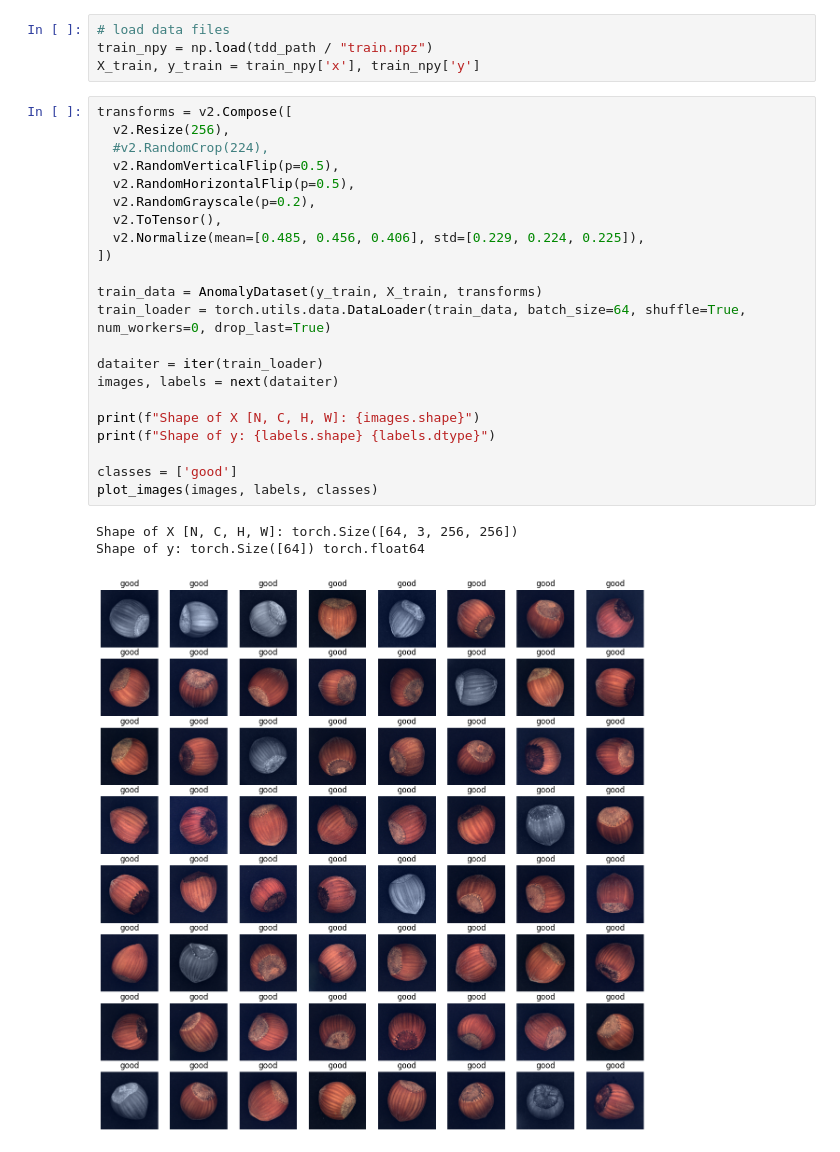
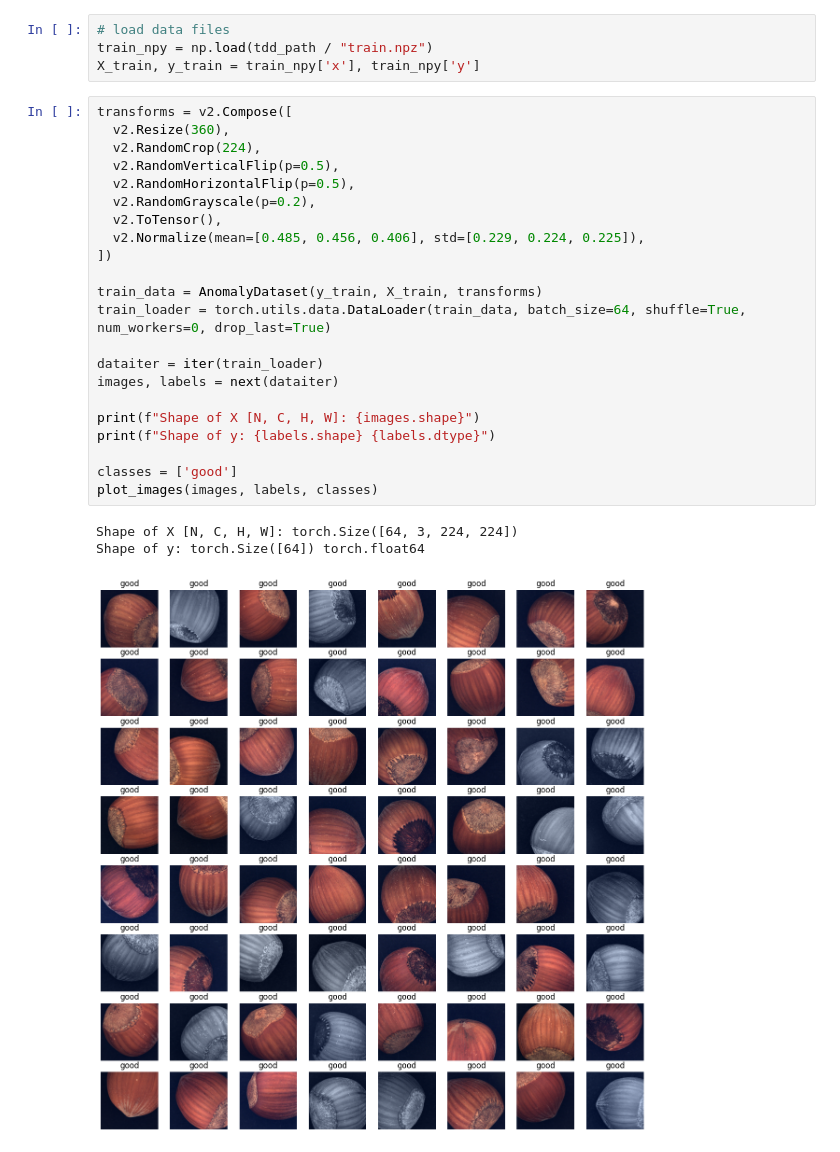
Before and after one commit to MagazzuGaetano/One-Class-Classification-Anomaly-Detection, a Jupyter notebook: notebooks/data_augmentation.ipynb, the cells around one changed output. Drawn from its saved outputs; the diff is of its cells as text.

```diff
--- a/notebooks/data_augmentation.ipynb
+++ b/notebooks/data_augmentation.ipynb
@@ -51,27 +51,27 @@ train_npy = np.load(tdd_path / "train.npz")
 X_train, y_train = train_npy['x'], train_npy['y']
 # %%
 transforms = v2.Compose([
-  v2.Resize(256),
-  #v2.RandomCrop(224),
+  v2.Resize(360),
+  v2.RandomCrop(224),
   v2.RandomVerticalFlip(p=0.5),
   v2.RandomHorizontalFlip(p=0.5),
   v2.RandomGrayscale(p=0.2),
   v2.ToTensor(),
   v2.Normalize(mean=[0.485, 0.456, 0.406], std=[0.229, 0.224, 0.225]),
 ])
 
 train_data = AnomalyDataset(y_train, X_train, transforms)
 train_loader = torch.utils.data.DataLoader(train_data, batch_size=64, shuffle=True, num_workers=0, drop_last=True)
 
 dataiter = iter(train_loader)
 images, labels = next(dataiter)
 
 print(f"Shape of X [N, C, H, W]: {images.shape}")
 print(f"Shape of y: {labels.shape} {labels.dtype}")
 
 classes = ['good']
 plot_images(images, labels, classes)
 # %% [output]
-Shape of X [N, C, H, W]: torch.Size([64, 3, 256, 256])
+Shape of X [N, C, H, W]: torch.Size([64, 3, 224, 224])
 Shape of y: torch.Size([64]) torch.float64
-[figure, old version]
+[figure, new version]
```
Also changed, not shown: 4 other files.
